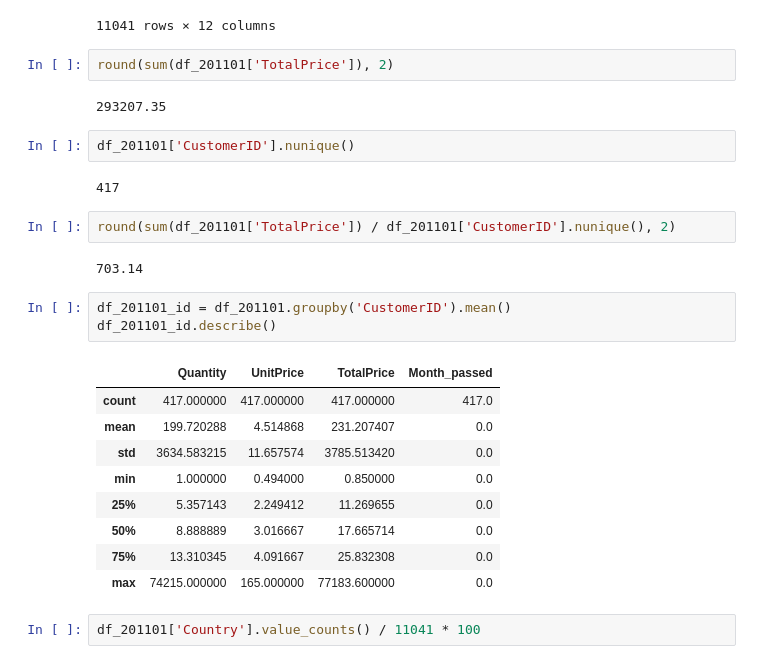
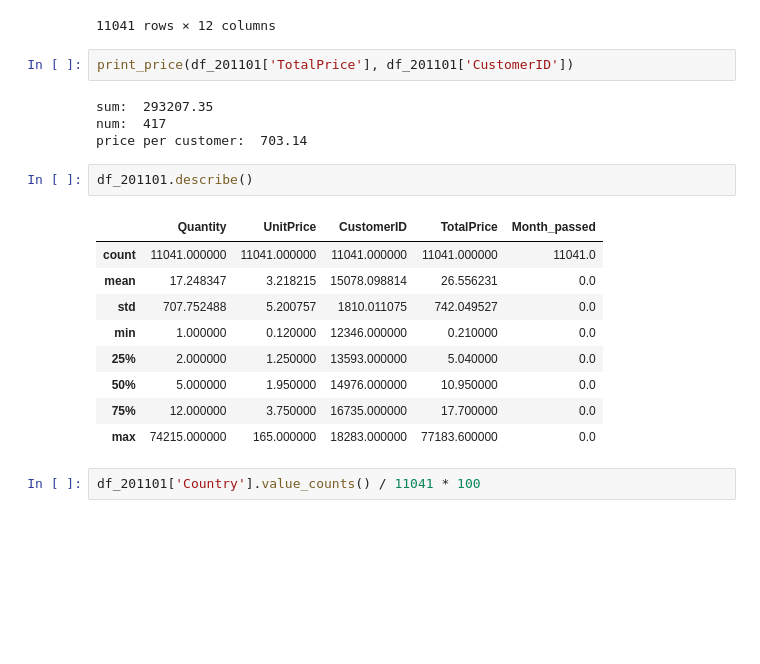
Before and after one commit to HAMJiyoung/cohort-analysis, a Jupyter notebook: Cohort-analysis.ipynb, the cells around one changed output. Drawn from its saved outputs; the diff is of its cells as text; blank space fills up the shorter version.

```diff
--- a/Cohort-analysis.ipynb
+++ b/Cohort-analysis.ipynb
@@ -756,31 +714,24 @@ df_201101
 | 77567 | 542739 | 22607 | WOODEN ROUNDERS GARDEN SET | 6 | 2011-01-31 15:57:00 | 8.50 | 17389 | United Kingdom | 51.00 | ... |
 | 77568 | 542739 | 85066 | CREAM SWEETHEART MINI CHEST | 12 | 2011-01-31 15:57:00 | 10.95 | 17389 | United Kingdom | 131.40 | ... |
 11041 rows × 12 columns
-# %%
-round(sum(df_201101['TotalPrice']), 2)
-# %% [output]
-293207.35
-# %%
-df_201101['CustomerID'].nunique()
-# %% [output]
-417
-# %%
-round(sum(df_201101['TotalPrice']) / df_201101['CustomerID'].nunique(), 2)
-# %% [output]
-703.14
-# %%
-df_201101_id = df_201101.groupby('CustomerID').mean()
-df_201101_id.describe()
-# %% [output]
-|  | Quantity | UnitPrice | TotalPrice | Month_passed |
-| count | 417.000000 | 417.000000 | 417.000000 | 417.0 |
-| mean | 199.720288 | 4.514868 | 231.207407 | 0.0 |
-| std | 3634.583215 | 11.657574 | 3785.513420 | 0.0 |
-| min | 1.000000 | 0.494000 | 0.850000 | 0.0 |
-| 25% | 5.357143 | 2.249412 | 11.269655 | 0.0 |
-| 50% | 8.888889 | 3.016667 | 17.665714 | 0.0 |
-| 75% | 13.310345 | 4.091667 | 25.832308 | 0.0 |
-| max | 74215.000000 | 165.000000 | 77183.600000 | 0.0 |
+# %%
+print_price(df_201101['TotalPrice'], df_201101['CustomerID'])
+# %% [output]
+sum:  293207.35
+num:  417
+price per customer:  703.14
+# %%
+df_201101.describe()
+# %% [output]
+|  | Quantity | UnitPrice | CustomerID | TotalPrice | Month_passed |
+| count | 11041.000000 | 11041.000000 | 11041.000000 | 11041.000000 | 11041.0 |
+| mean | 17.248347 | 3.218215 | 15078.098814 | 26.556231 | 0.0 |
+| std | 707.752488 | 5.200757 | 1810.011075 | 742.049527 | 0.0 |
+| min | 1.000000 | 0.120000 | 12346.000000 | 0.210000 | 0.0 |
+| 25% | 2.000000 | 1.250000 | 13593.000000 | 5.040000 | 0.0 |
+| 50% | 5.000000 | 1.950000 | 14976.000000 | 10.950000 | 0.0 |
+| 75% | 12.000000 | 3.750000 | 16735.000000 | 17.700000 | 0.0 |
+| max | 74215.000000 | 165.000000 | 18283.000000 | 77183.600000 | 0.0 |
 # %%
 df_201101['Country'].value_counts() / 11041 * 100
 # %% [output]
```
Also changed, not shown: parts of 34 cells of this notebook.
